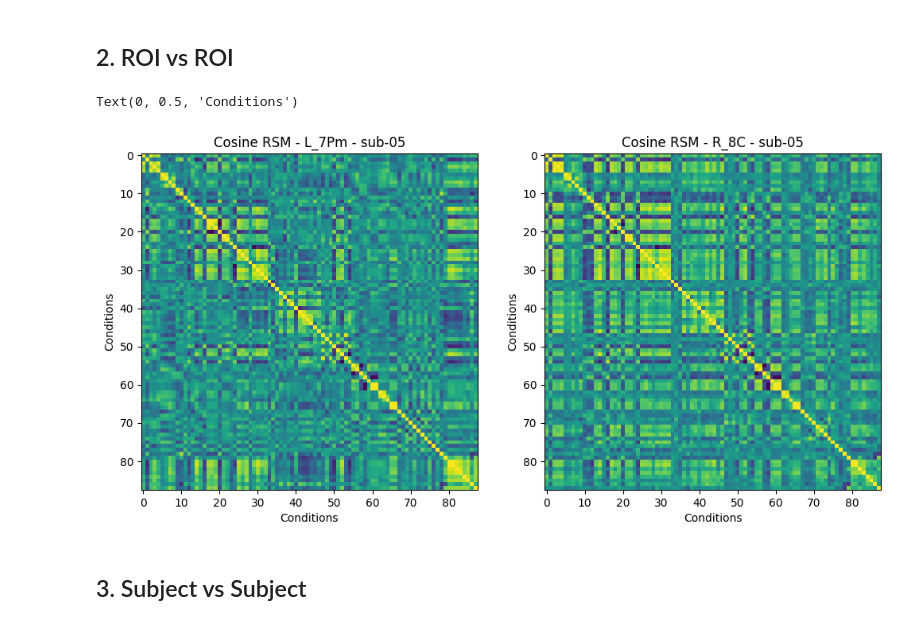
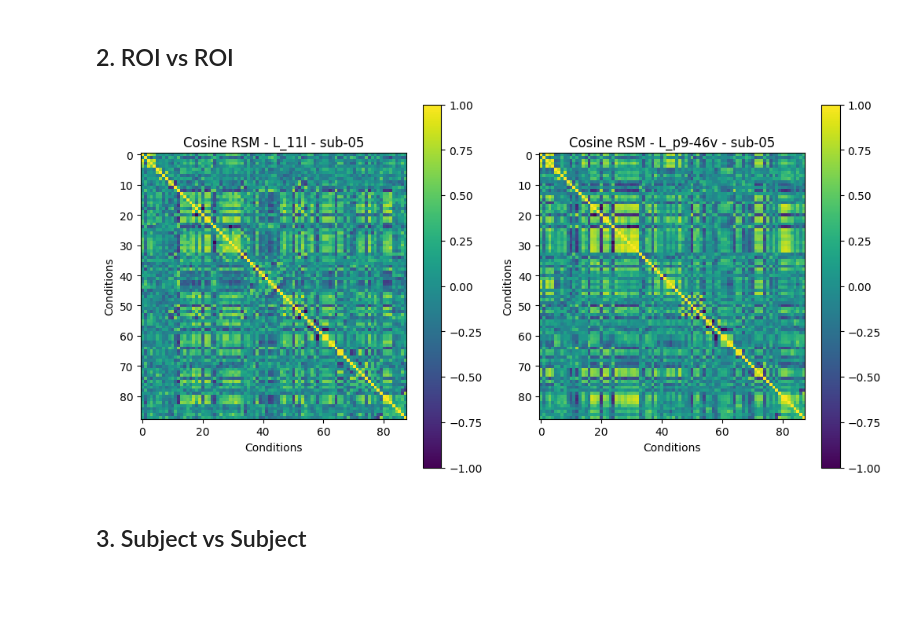
Before and after one commit to Cognitive-Neuroscience-Neurotechnology/ibc_latent, a Jupyter notebook: RSA/RSM_Visualization.ipynb, the cells around one changed output. Drawn from its saved outputs; the diff is of its cells as text; code cells hidden in the pictures; blank space fills up the shorter version.

```diff
--- a/RSA/RSM_Visualization.ipynb
+++ b/RSA/RSM_Visualization.ipynb
@@ -101,37 +104,40 @@ method = 'cosine'
 
 # Define the parcel to compare
 parcel_compare = 'random' # choose specific or 'random'
 if parcel_compare == "random":
     # List all files in the spearman RSM path for the subject
     if method == 'cosine':
         files = os.listdir(os.path.join(rsm_cosine_path, subject))
     elif method == 'spearman':
         files = os.listdir(os.path.join(rsm_spearman_path, subject))
     # Filter files to only include CSV files
     csv_files = [f for f in files if f.endswith('.csv')]
     # Select a random file
     selected_file = np.random.choice(csv_files)
     parcel_compare = '_'.join(selected_file.split('_')[1:3])
 else:
     parcel_compare = parcel_compare
 
 # Load the RSMs for the subject and parcel_compare
 rsm_compare = np.loadtxt(os.path.join(eval(f'rsm_{method}_path'), subject, f'rsm_{parcel_compare}_ROI_{subject}_all-contrasts_method-{method}.csv'), delimiter=',')
 
 # Plot the RSMs for comparison
 fig, axes = plt.subplots(1, 2, figsize=(12, 6))
-axes[0].imshow(rsm_cosine if method == 'cosine' else rsm_spearman, cmap='viridis')
+im1 = axes[0].imshow(rsm_cosine if method == 'cosine' else rsm_spearman, cmap='viridis')
 axes[0].set_title(f'Cosine RSM - {parcel} - {subject}')
 axes[0].set_xlabel('Conditions')
 axes[0].set_ylabel('Conditions')
+fig.colorbar(im1, ax=axes[0])
 
-axes[1].imshow(rsm_compare, cmap='viridis')
+im2 = axes[1].imshow(rsm_compare, cmap='viridis')
 axes[1].set_title(f'Cosine RSM - {parcel_compare} - {subject}')
 axes[1].set_xlabel('Conditions')
 axes[1].set_ylabel('Conditions')
+fig.colorbar(im2, ax=axes[1])
+
+plt.show()
 # %% [output]
-Text(0, 0.5, 'Conditions')
-[figure, old version]
+[figure, new version]
 # %% [markdown]
 ## 3. Subject vs Subject
 # %%
```
Also changed, not shown: parts of 3 cells of this notebook, 3 other files.
